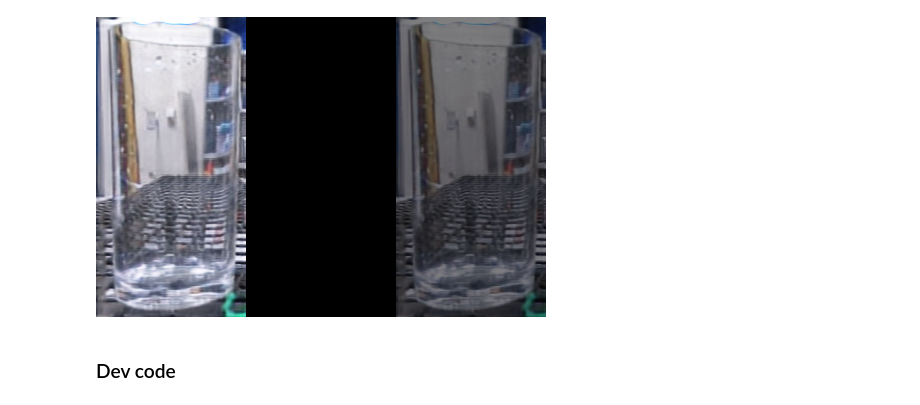
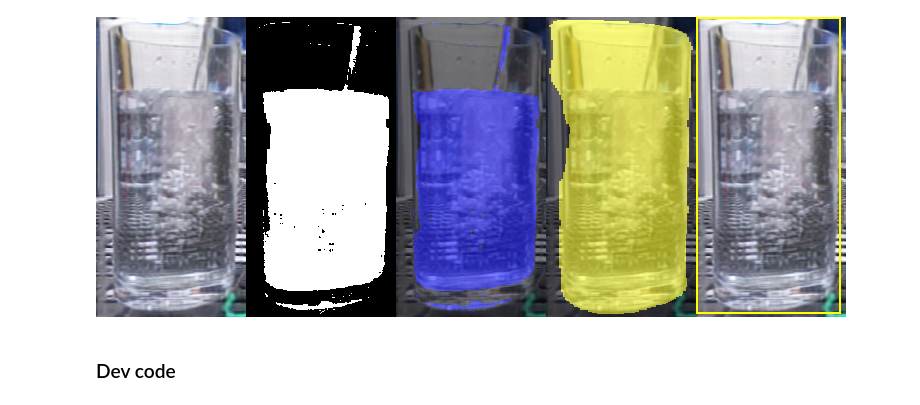
Before and after one commit to bpiyush/transparent-liquid-segmentation, a Jupyter notebook: finetuning_sam/checkout_data.ipynb, the cells around one changed output. Saved outputs shown, nothing was run; the diff lists cells and outputs as text; code cells hidden in the pictures.

Commit message:
WIP: Fintuning SAM on liquid segmentation

```diff
--- a/finetuning_sam/checkout_data.ipynb
+++ b/finetuning_sam/checkout_data.ipynb
@@ -17,28 +17,38 @@ data_dir = "../data/datasets/pouring_dataset/"
 
 image_dir = join(data_dir, "fakeB")
 amask_dir = join(data_dir, "trainA_liquid_masks")
+cup_mask_dir = join(data_dir, "trainA_cup_masks")
 # %%
-i = 0
+i = 38
 
+# Get raw image
 image_path = join(image_dir, f"rgb_{i}.png")
 assert exists(image_path)
 image = PIL.Image.open(image_path)
 image = image.resize((150, 300))
 
+# Get liquid mask
 amask_path = join(amask_dir, f"liquid_mask_{i}.npy")
 assert exists(amask_path)
-amask_threshold = 0.95
 amask = np.load(amask_path)
-amask[amask < amask_threshold] = 0.
-amask_pil = PIL.Image.fromarray(np.clip(amask * 255., 0, 255).astype(np.uint8))
+amask_pil = su.viz.alpha_mask_to_pil_image(amask, 0.95)
+
+# Get cup mask (to obtain bounding box)
+cup_mask_path = join(cup_mask_dir, f"cup_mask_{i}.npy")
+assert exists(cup_mask_path)
+cup_mask = np.load(cup_mask_path)
+cup_mask_pil = su.viz.alpha_mask_to_pil_image(cup_mask, 0.95)
+cup_bbox = su.viz.mask_to_bounding_box(cup_mask, perturbation=10)
 
 image_with_amask = su.viz.add_mask_on_image(image, amask_pil, color="blue")
+image_with_cup_mask = su.viz.add_mask_on_image(image, cup_mask_pil, color="yellow")
+image_with_cup_bbox = su.viz.add_bbox_on_image(image, cup_bbox, color="yellow")
 
 su.viz.concat_images(
-    [image, amask_pil, image_with_amask]
+    [image, amask_pil, image_with_amask, image_with_cup_mask, image_with_cup_bbox]
 )
 # %% [output]
-[figure, old version]
+[figure, new version]
 # %% [markdown]
 ### Dev code
 # %%
```
Also changed, not shown: 2 other files.
